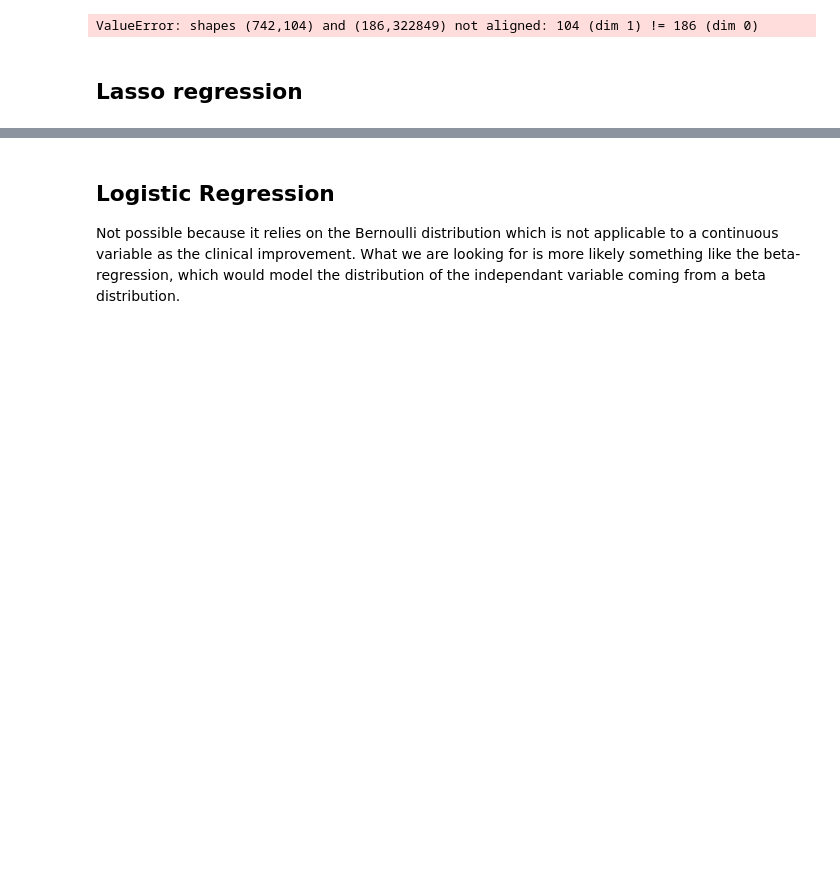
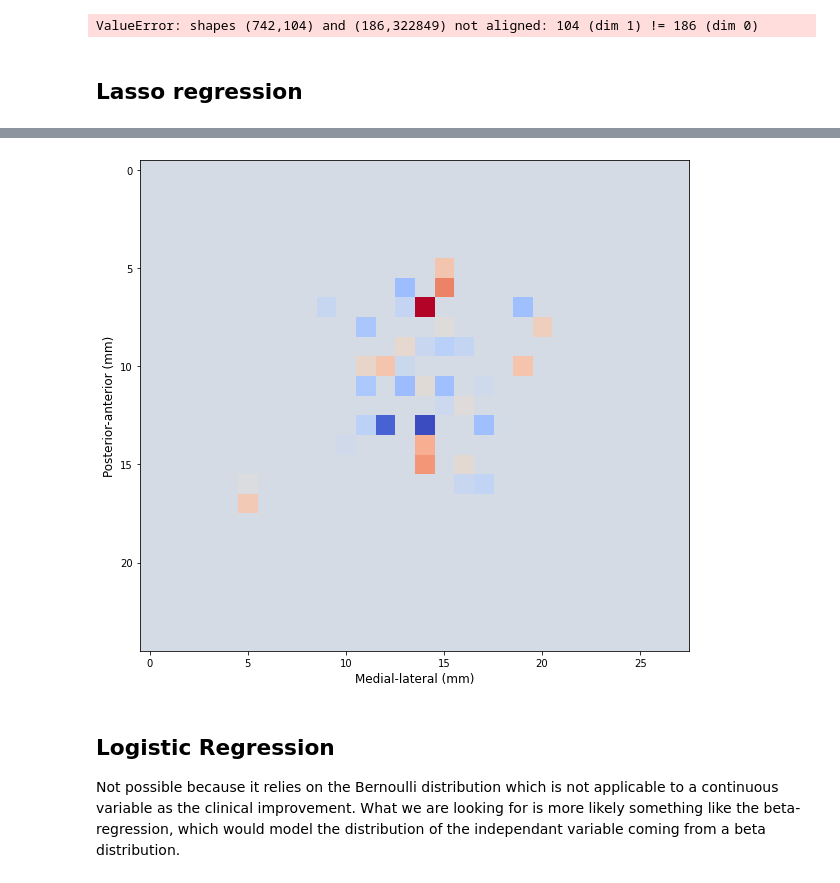
Before and after one commit to QuentinSav/probabilistic-stimulation-maps, a Jupyter notebook: modelEvaluation.ipynb, the cells around one changed output, grey strips where cells are left out. Drawn from its saved outputs; the diff is of its cells as text; code cells hidden in the pictures; blank space fills up the shorter version.

```diff
--- a/modelEvaluation.ipynb
+++ b/modelEvaluation.ipynb
@@ -490,3 +317,7 @@ plot_results(model, X_test, y_test, X_train, y_train)
+# %%
+plot_map(model, dim='2D', slice_index=10)
+# %% [output]
+[figure, added]
 # %% [markdown]
 ## Logistic Regression
 Not possible because it relies on the Bernoulli distribution which is not applicable to a continuous variable as the clinical improvement. What we are looking for is more likely something like the beta-regression, which would model the distribution of the independant variable coming from a beta distribution.
```
Also changed, not shown: parts of 9 cells of this notebook, 13 other files.
